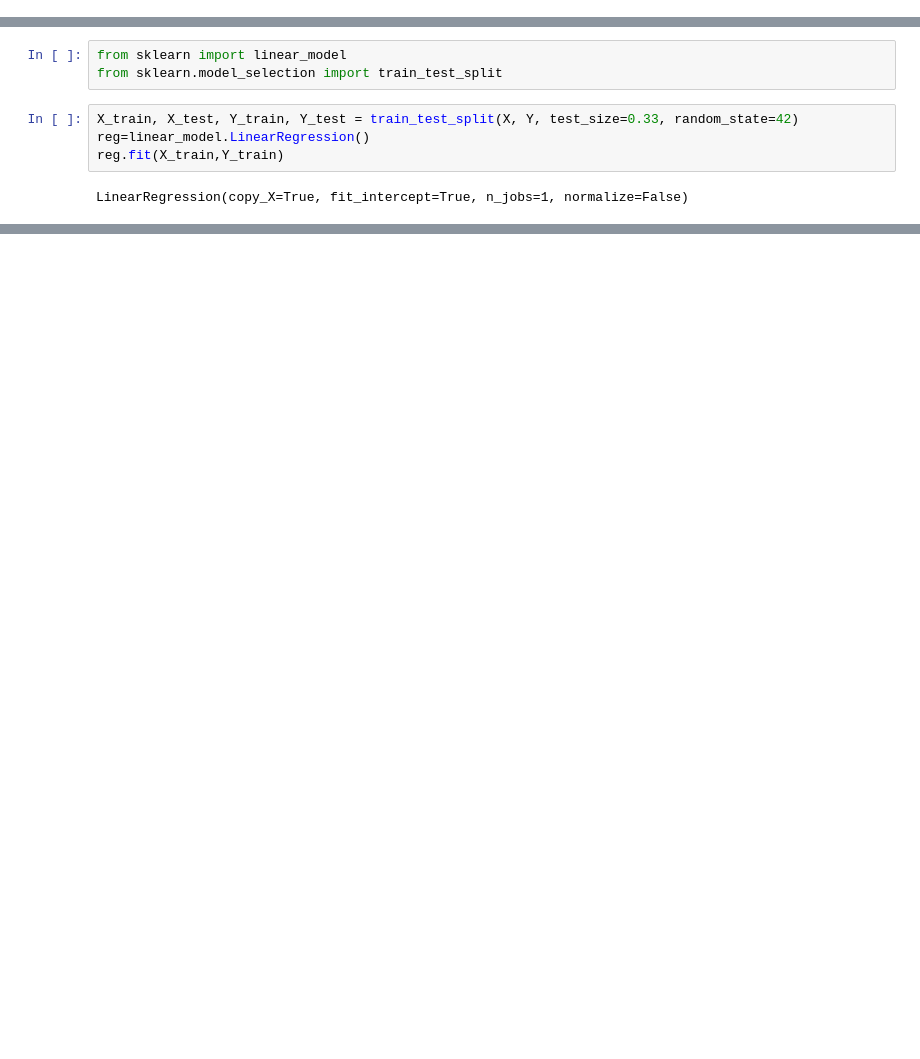
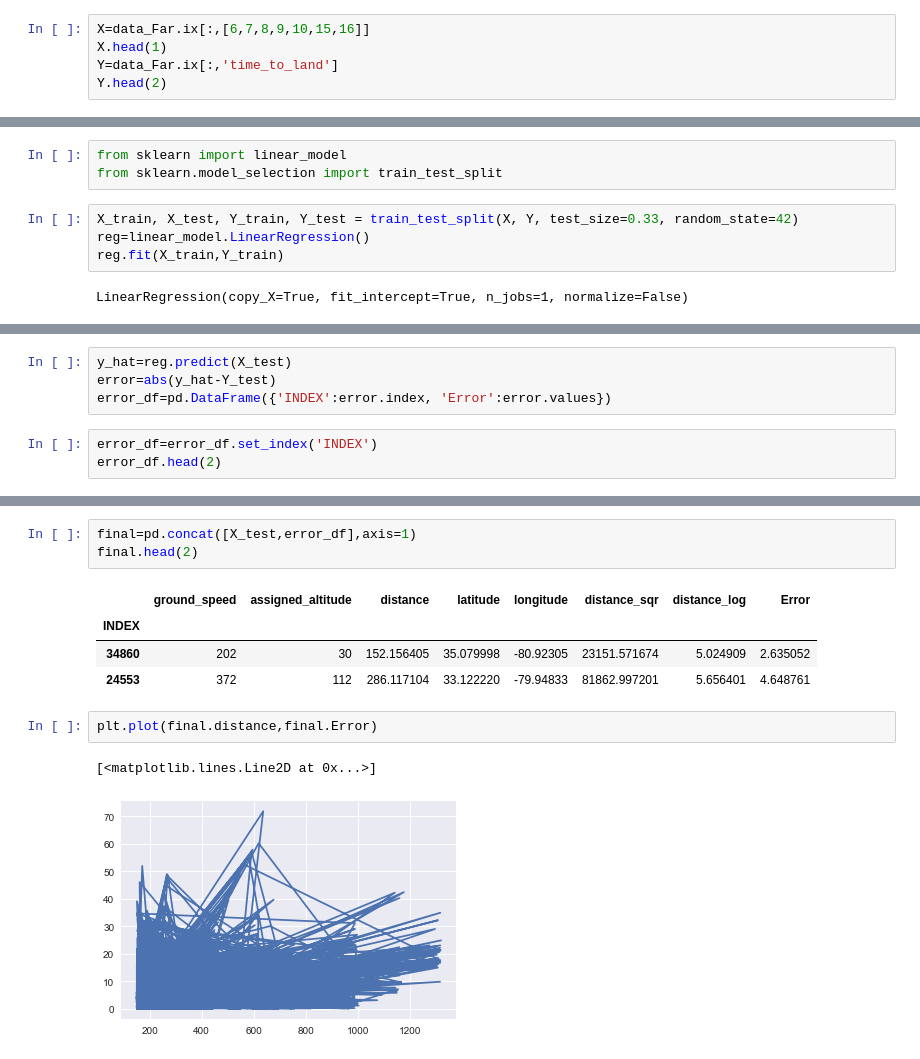
Before and after one commit to lk4ml/air_prediction, a Jupyter notebook: Air Prediction.ipynb, the cells around one changed output, grey strips where cells are left out. Cells and saved outputs as stored; diff of their text form; blank space fills up the shorter version.

```diff
--- a/Air Prediction.ipynb
+++ b/Air Prediction.ipynb
@@ -407,0 +411,5 @@ Name: time_to_land, dtype: float64
+# %%
+X=data_Far.ix[:,[6,7,8,9,10,15,16]]
+X.head(1)
+Y=data_Far.ix[:,'time_to_land']
+Y.head(2)
@@ -446,0 +461,7 @@ Mean absolute error for Test : 10.1325985526
+# %%
+y_hat=reg.predict(X_test)
+error=abs(y_hat-Y_test)
+error_df=pd.DataFrame({'INDEX':error.index, 'Error':error.values})
+# %%
+error_df=error_df.set_index('INDEX')
+error_df.head(2)
@@ -446,0 +479,13 @@ Mean absolute error for Test : 10.1325985526
+# %%
+final=pd.concat([X_test,error_df],axis=1)
+final.head(2)
+# %% [output]
+|  | ground_speed | assigned_altitude | distance | latitude | longitude | distance_sqr | distance_log | Error |
+| INDEX |  |  |  |  |  |  |  |  |
+| 34860 | 202 | 30 | 152.156405 | 35.079998 | -80.92305 | 23151.571674 | 5.024909 | 2.635052 |
+| 24553 | 372 | 112 | 286.117104 | 33.122220 | -79.94833 | 81862.997201 | 5.656401 | 4.648761 |
+# %%
+plt.plot(final.distance,final.Error)
+# %% [output]
+[<matplotlib.lines.Line2D at 0x...>]
+[figure, added]
```
Also changed, not shown: parts of 66 cells of this notebook.
